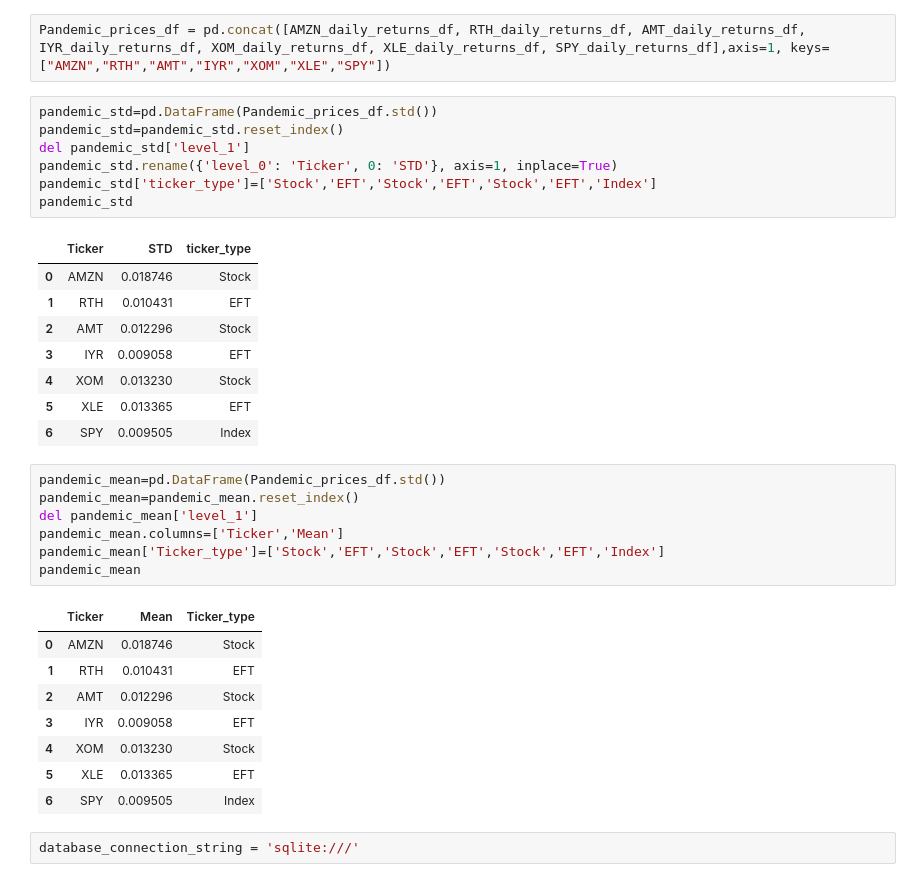
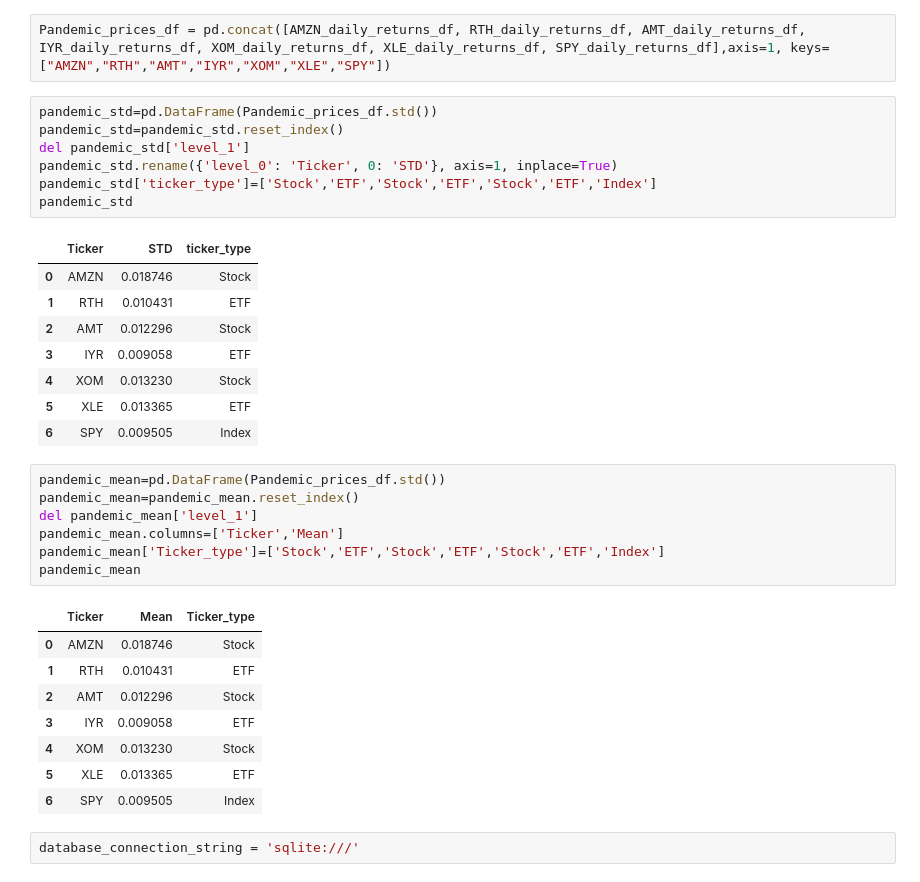
Before and after one commit to jha-ayush/COVID-financial-portfolio-analysis, a Jupyter notebook: prepandemic_financial_portfolio_analyzer.ipynb, the cells around one changed output. Saved outputs shown, nothing was run; the diff lists cells and outputs as text.

```diff
--- a/prepandemic_financial_portfolio_analyzer.ipynb
+++ b/prepandemic_financial_portfolio_analyzer.ipynb
@@ -348,34 +348,34 @@ Pandemic_prices_df = pd.concat([AMZN_daily_returns_df, RTH_daily_returns_df, AMT
 # %%
 pandemic_std=pd.DataFrame(Pandemic_prices_df.std())
 pandemic_std=pandemic_std.reset_index()
 del pandemic_std['level_1']
 pandemic_std.rename({'level_0': 'Ticker', 0: 'STD'}, axis=1, inplace=True)
-pandemic_std['ticker_type']=['Stock','EFT','Stock','EFT','Stock','EFT','Index']
+pandemic_std['ticker_type']=['Stock','ETF','Stock','ETF','Stock','ETF','Index']
 pandemic_std
 # %% [output]
 |  | Ticker | STD | ticker_type |
 | 0 | AMZN | 0.018746 | Stock |
-| 1 | RTH | 0.010431 | EFT |
+| 1 | RTH | 0.010431 | ETF |
 | 2 | AMT | 0.012296 | Stock |
-| 3 | IYR | 0.009058 | EFT |
+| 3 | IYR | 0.009058 | ETF |
 | 4 | XOM | 0.013230 | Stock |
-| 5 | XLE | 0.013365 | EFT |
+| 5 | XLE | 0.013365 | ETF |
 | 6 | SPY | 0.009505 | Index |
 # %%
 pandemic_mean=pd.DataFrame(Pandemic_prices_df.std())
 pandemic_mean=pandemic_mean.reset_index()
 del pandemic_mean['level_1']
 pandemic_mean.columns=['Ticker','Mean']
-pandemic_mean['Ticker_type']=['Stock','EFT','Stock','EFT','Stock','EFT','Index']
+pandemic_mean['Ticker_type']=['Stock','ETF','Stock','ETF','Stock','ETF','Index']
 pandemic_mean
 # %% [output]
 |  | Ticker | Mean | Ticker_type |
 | 0 | AMZN | 0.018746 | Stock |
-| 1 | RTH | 0.010431 | EFT |
+| 1 | RTH | 0.010431 | ETF |
 | 2 | AMT | 0.012296 | Stock |
-| 3 | IYR | 0.009058 | EFT |
+| 3 | IYR | 0.009058 | ETF |
 | 4 | XOM | 0.013230 | Stock |
-| 5 | XLE | 0.013365 | EFT |
+| 5 | XLE | 0.013365 | ETF |
 | 6 | SPY | 0.009505 | Index |
 # %%
 database_connection_string = 'sqlite:///'
```
Also changed, not shown: parts of 11 cells of this notebook, 2 other files.
